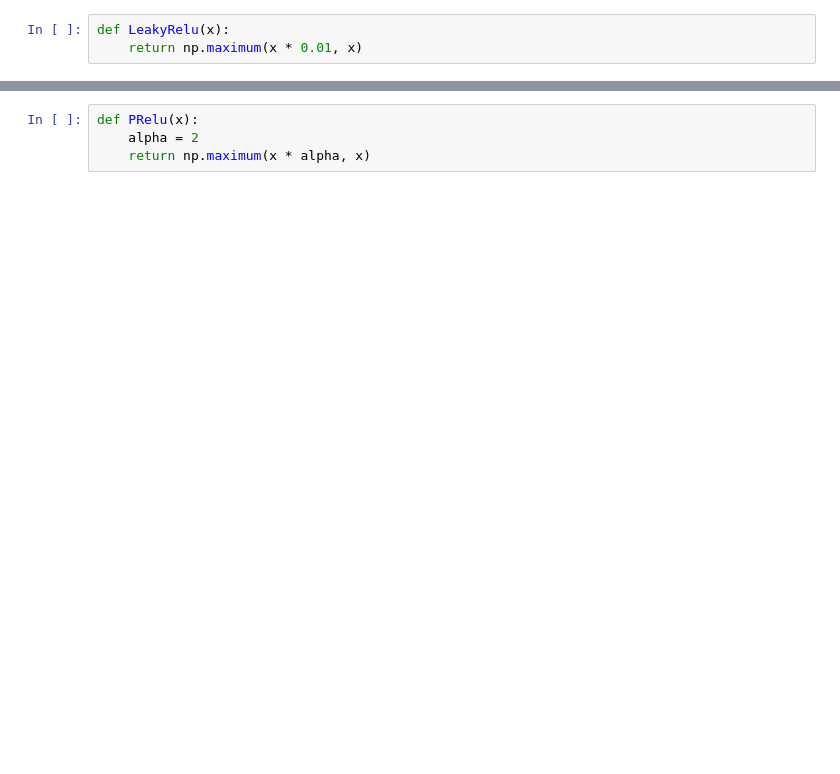
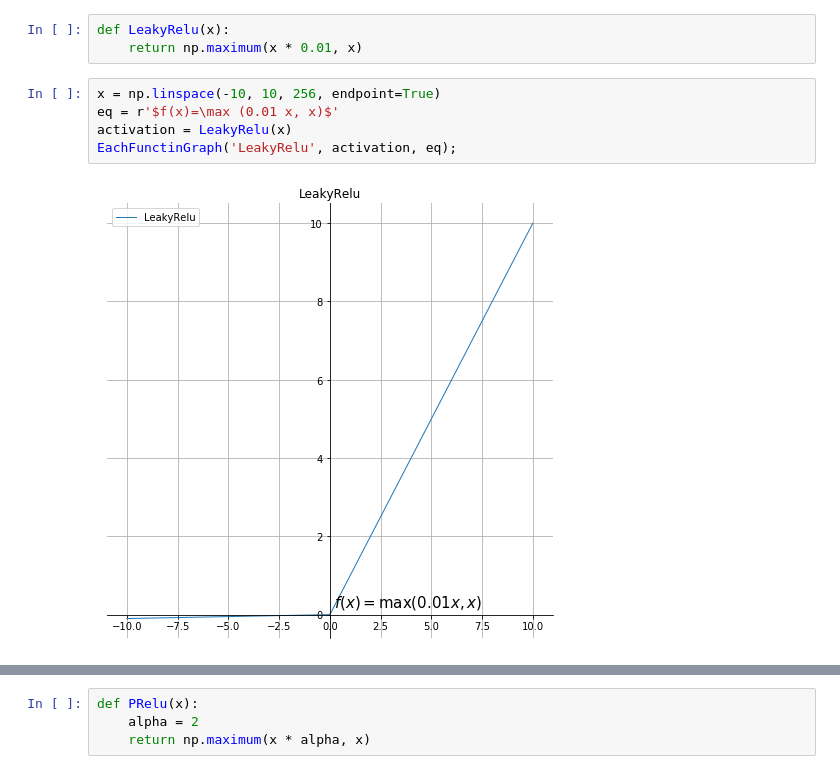
Before and after one commit to Raidin/DeepLearningResearch, a Jupyter notebook: Activation_Function_Example.ipynb, the cells around one changed output, grey strips where cells are left out. Drawn from its saved outputs; the diff is of its cells as text; blank space fills up the shorter version.

```diff
--- a/Activation_Function_Example.ipynb
+++ b/Activation_Function_Example.ipynb
@@ -89,3 +109,10 @@ def Relu(x):
 # %%
 def LeakyRelu(x):
     return np.maximum(x * 0.01, x)
+# %%
+x = np.linspace(-10, 10, 256, endpoint=True)
+eq = r'$f(x)=\max (0.01 x, x)$'
+activation = LeakyRelu(x)
+EachFunctinGraph('LeakyRelu', activation, eq);
+# %% [output]
+[figure, added]
```
Also changed, not shown: parts of 13 cells of this notebook.
